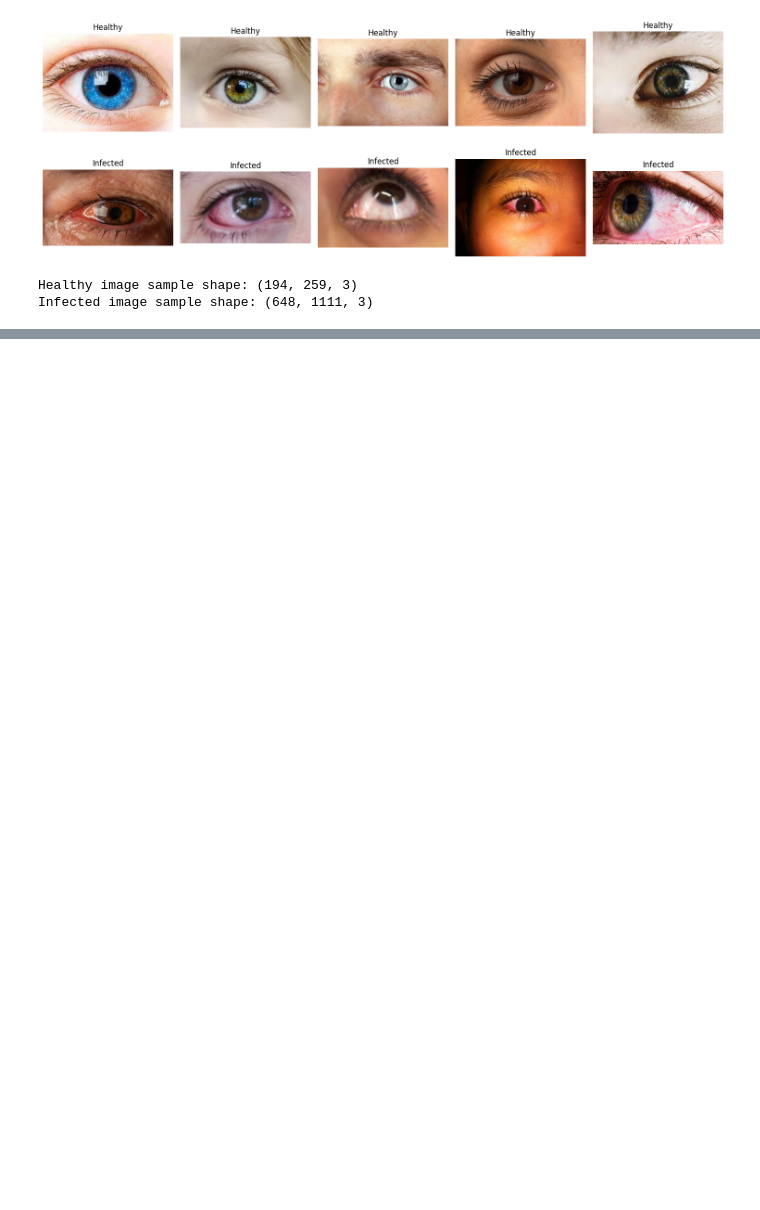
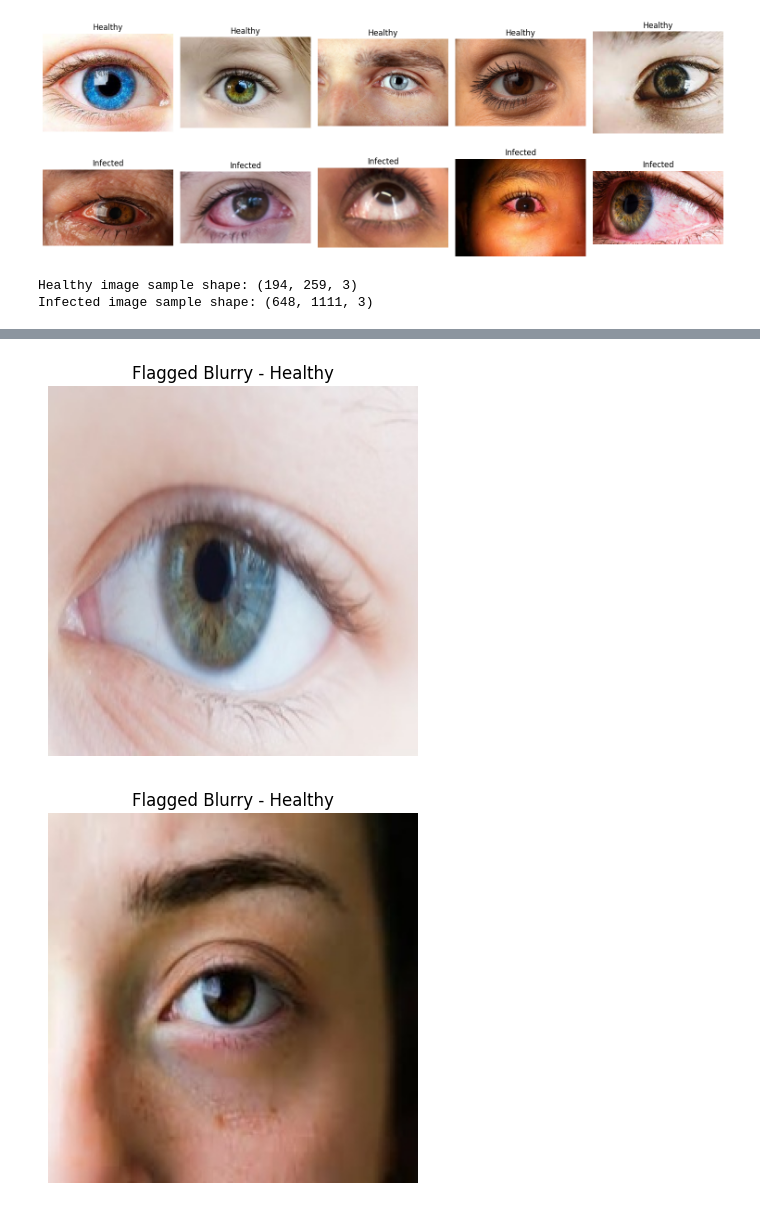
Before and after one commit to mariam-hedgie/Eyedentify-AI, a Jupyter notebook: notebooks/explore_preprocess.ipynb, the cells around one changed output, grey strips where cells are left out. Saved outputs shown, nothing was run; the diff lists cells and outputs as text; code cells hidden in the pictures; blank space fills up the shorter version.

```diff
--- a/notebooks/02_explore_dataset.ipynb
+++ b/notebooks/explore_preprocess.ipynb
@@ -125,0 +248,4 @@ clean_resize_imgs(infected_path, processed_infected_path, "Infected")
+# %%
+# defines paths for healthy and infected flagges (blurry imgs)
+flagged_healthy_path = '../data/flagged/healthy_eye'
+flagged_infected_path = '../data/flagged/infected_eye'
@@ -125,0 +314,12 @@ clean_resize_imgs(infected_path, processed_infected_path, "Infected")
+# %%
+import shutil # module used for moving files
+
+# move each blurry healthy image from the processed folder to the flagged folder
+# _ is placeholder for score as it's not being used here but blurry_healthy returns file and score
+for file, _ in blurry_healthy:
+    shutil.move(os.path.join(processed_healthy_path, file), # source path of blurry in processed folder
+                os.path.join(flagged_healthy_path, file)) # destination path in flagged folder
+
+# similar as above for infected
+for file, _ in blurry_infected:
+    shutil.move(os.path.join(processed_infected_path, file), os.path.join(flagged_infected_path, file))
@@ -125,0 +340,31 @@ clean_resize_imgs(infected_path, processed_infected_path, "Infected")
+# %%
+# view a few blurry healthy images
+flagged_files_healthy = os.listdir(flagged_healthy_path)
+
+# loop through the first 5 (or fewer) flagged healthy images
+for file in flagged_files_healthy[:min(5, len(flagged_files_healthy))]:
+
+    # load and convert image to correct RGB
+    img = load_image_convert(os.path.join(flagged_healthy_path, file))
+
+    # loads image into plot
+    plt.imshow(img)
+
+    plt.title("Flagged Blurry - Healthy")
+    plt.axis('off')
+
+    # renders image
+    plt.show()
+
+
+# same for infected images
+flagged_files_infected = os.listdir(flagged_infected_path)
+for file in flagged_files_infected[:min(5, len(flagged_files_infected))]:
+    img = load_image_convert(os.path.join(flagged_infected_path, file))
+    plt.imshow(img)
+    plt.title("Flagged Blurry - Infected")
+    plt.axis('off')
+    plt.show()
+# %% [output]
+[figure, added]
+[figure, added]
```
Also changed, not shown: parts of 17 cells of this notebook, 8 other files.
